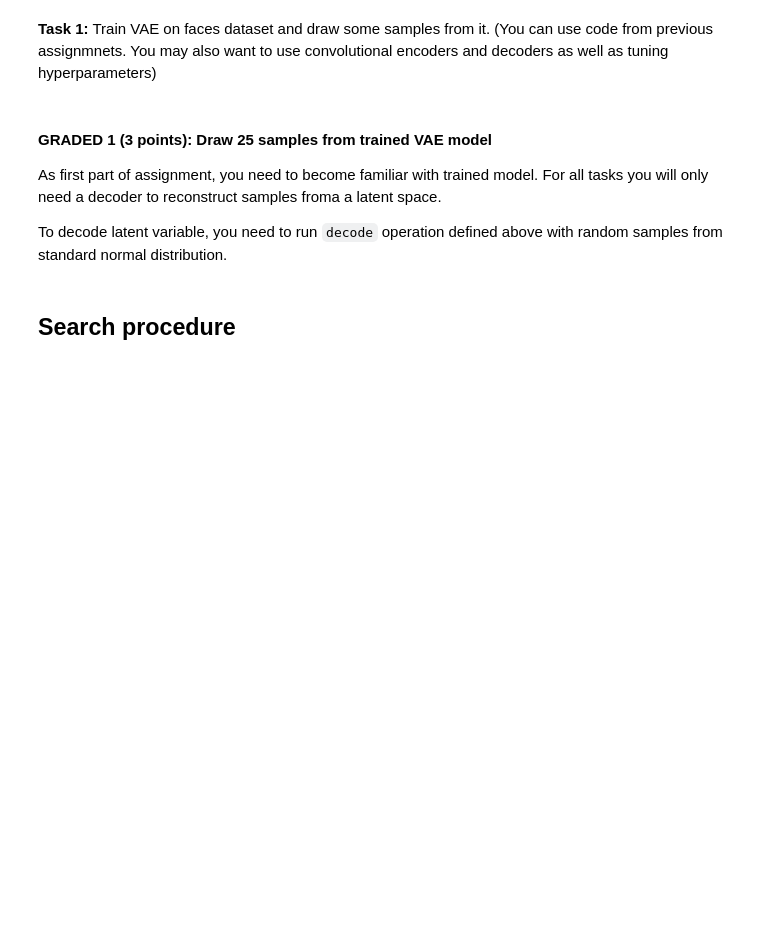
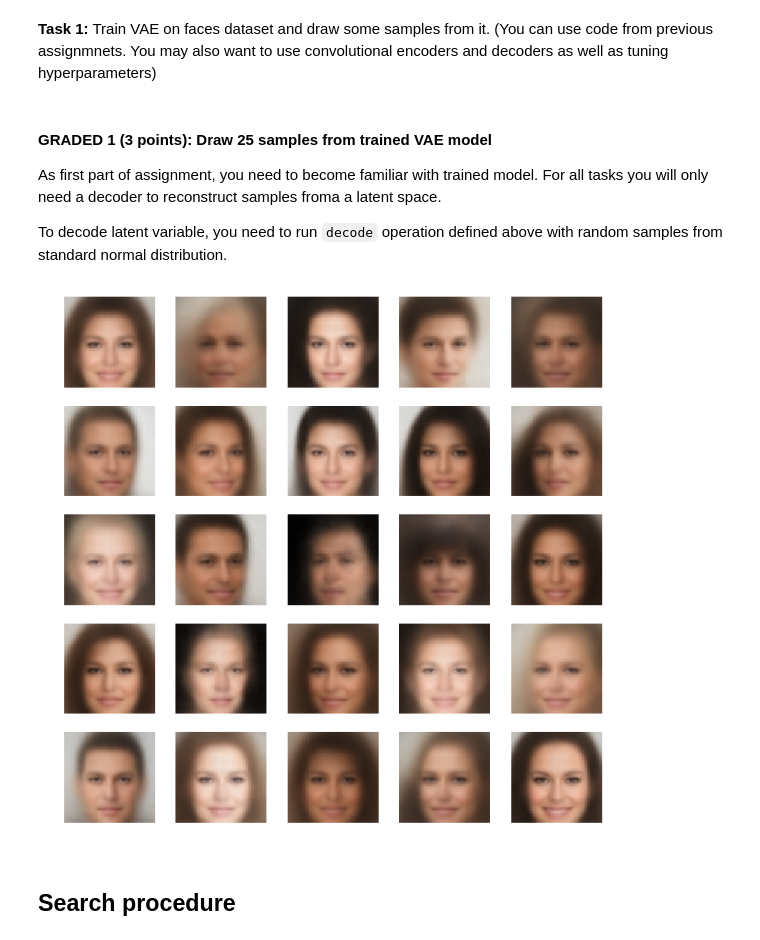
Before and after one commit to mortennp/mooc, a Jupyter notebook: NRUHSE_AdvML/BayesianML/FinalProject/Coursera-BMML-Final-project/Coursera BMML, Final project.ipynb, the cells around one changed output. Saved outputs shown, nothing was run; the diff lists cells and outputs as text; code cells hidden in the pictures; blank space fills up the shorter version.

````diff
--- a/NRUHSE_AdvML/BayesianML/FinalProject/Coursera-BMML-Final-project/Coursera BMML, Final project.ipynb
+++ b/NRUHSE_AdvML/BayesianML/FinalProject/Coursera-BMML-Final-project/Coursera BMML, Final project.ipynb
@@ -180,12 +200,15 @@ As first part of assignment, you need to become familiar with trained model. For
 To decode latent variable, you need to run ```decode``` operation defined above with random samples from standard normal distribution.
 # %%
 ### TODO: Draw 25 samples from VAE here
+latent_samples = np.random.multivariate_normal(np.zeros(latent_size), np.identity(latent_size), 25)
 plt.figure(figsize=(10, 10))
 for i in range(25):
     plt.subplot(5, 5, i+1)
-    image = ### YOUR CODE HERE
+    image = decode.eval(feed_dict = {latent_placeholder: latent_samples[i].reshape(1,8)})[0]### YOUR CODE HERE
     plt.imshow(np.clip(image, 0, 1))
     plt.axis('off')
+# %% [output]
+[figure, added]
 # %% [markdown]
 ## Search procedure
 # %% [markdown]
````
Also changed, not shown: parts of 7 cells of this notebook.
